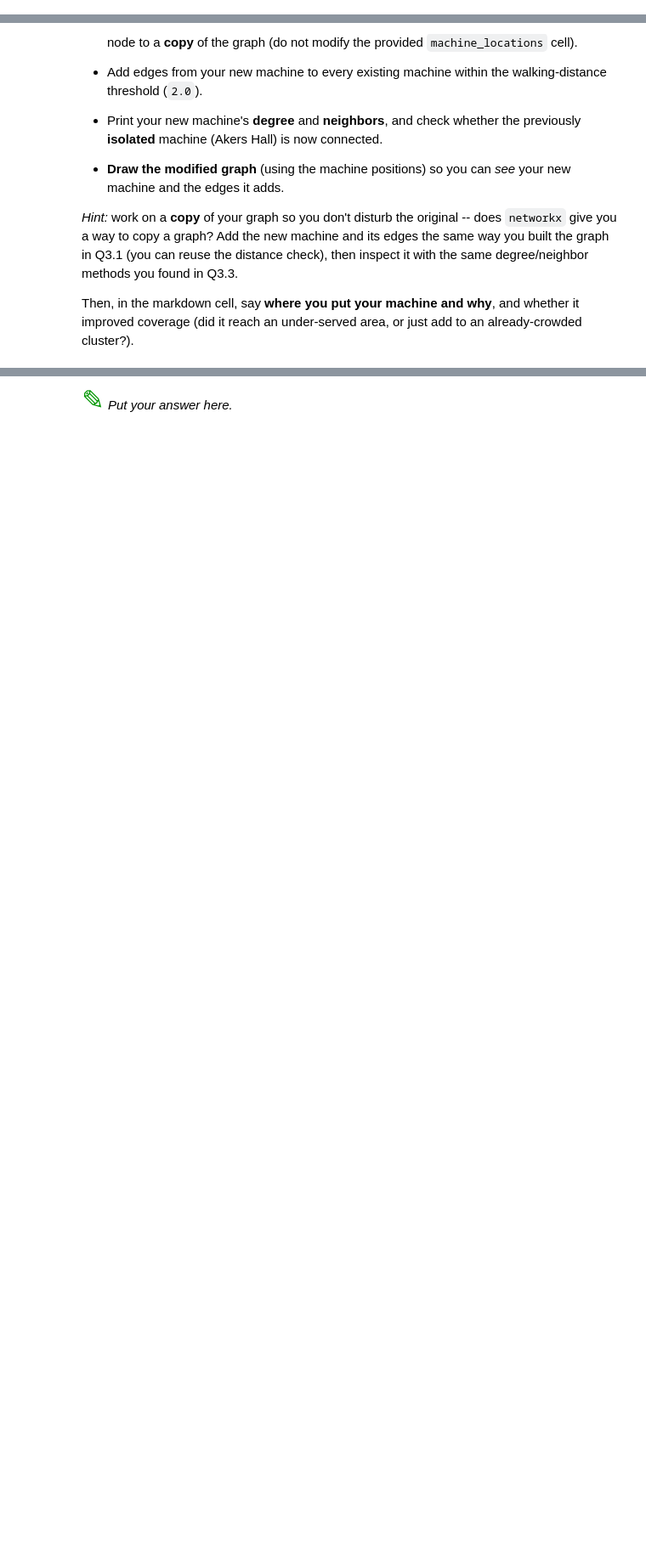
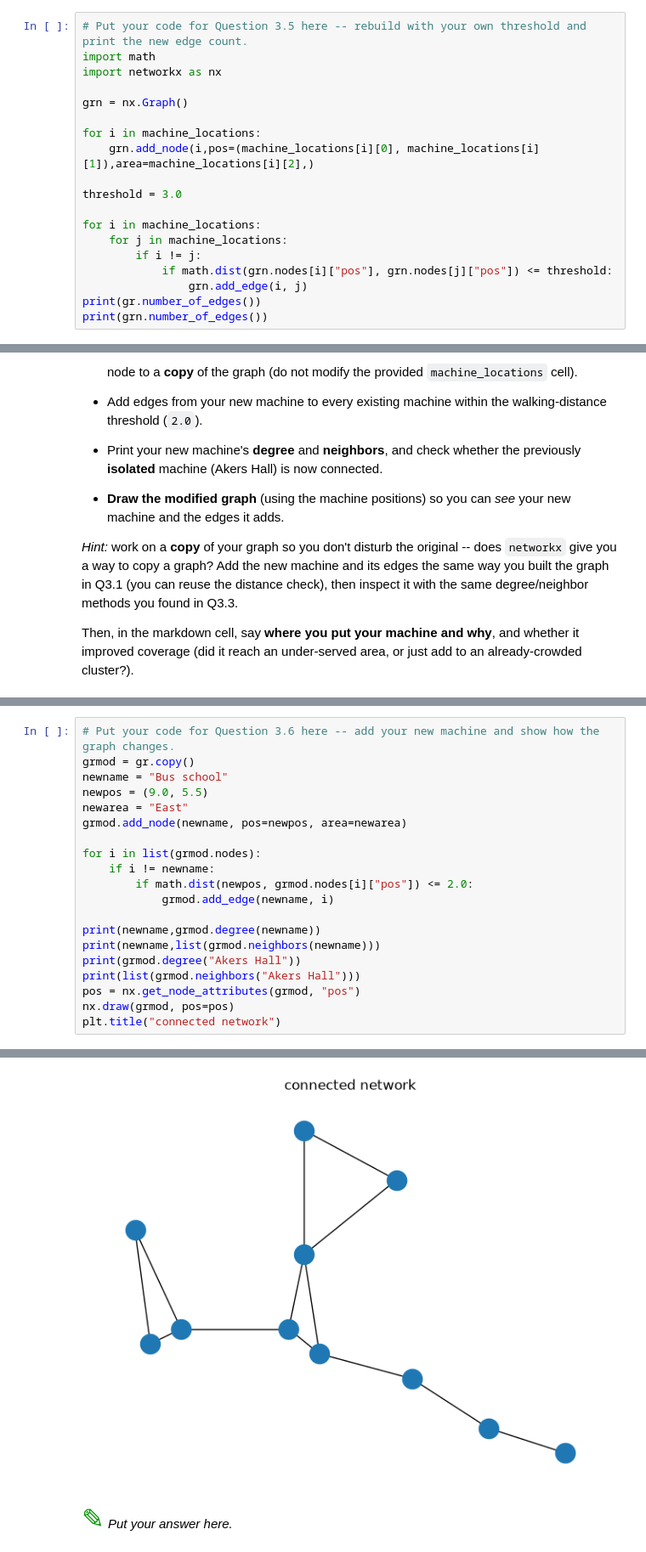
Before and after one commit to matthoppy07-dev/CMSE-202-f26-turnin, a Jupyter notebook: hw-02/HW02-ABMandGraphTheory-STUDENT.ipynb, the cells around one changed output, grey strips where cells are left out. Shown at 85% size. Drawn from its saved outputs; the diff is of its cells as text; blank space fills up the shorter version.

```diff
--- a/hw-02/HW02-ABMandGraphTheory-STUDENT.ipynb
+++ b/hw-02/HW02-ABMandGraphTheory-STUDENT.ipynb
@@ -641,0 +707,19 @@ Answer this primarily by **inspecting the graph's properties directly** -- the e
+# %%
+# Put your code for Question 3.5 here -- rebuild with your own threshold and print the new edge count.
+import math
+import networkx as nx
+
+grn = nx.Graph()
+
+for i in machine_locations:
+    grn.add_node(i,pos=(machine_locations[i][0], machine_locations[i][1]),area=machine_locations[i][2],)
+
+threshold = 3.0
+
+for i in machine_locations:
+    for j in machine_locations:
+        if i != j:
+            if math.dist(grn.nodes[i]["pos"], grn.nodes[j]["pos"]) <= threshold:
+                grn.add_edge(i, j)
+print(gr.number_of_edges())
+print(grn.number_of_edges())
@@ -683,0 +771,21 @@ Then, in the markdown cell, say **where you put your machine and why**, and whet
+# %%
+# Put your code for Question 3.6 here -- add your new machine and show how the graph changes.
+grmod = gr.copy()
+newname = "Bus school"
+newpos = (9.0, 5.5)
+newarea = "East"
+grmod.add_node(newname, pos=newpos, area=newarea)
+
+for i in list(grmod.nodes):
+    if i != newname:
+        if math.dist(newpos, grmod.nodes[i]["pos"]) <= 2.0:
+            grmod.add_edge(newname, i)
+
+print(newname,grmod.degree(newname))
+print(newname,list(grmod.neighbors(newname)))
+print(grmod.degree("Akers Hall"))
+print(list(grmod.neighbors("Akers Hall")))
+pos = nx.get_node_attributes(grmod, "pos")
+nx.draw(grmod, pos=pos)
+plt.title("connected network")
+# %% [output]
@@ -684,3 +797,4 @@ Then, in the markdown cell, say **where you put your machine and why**, and whet
+[figure, added]
 # %% [markdown]
 <font size=6 color="#009600">&#9998;</font> *Put your answer here.*
 # %% [markdown]
```
Also changed, not shown: parts of 15 cells of this notebook.
